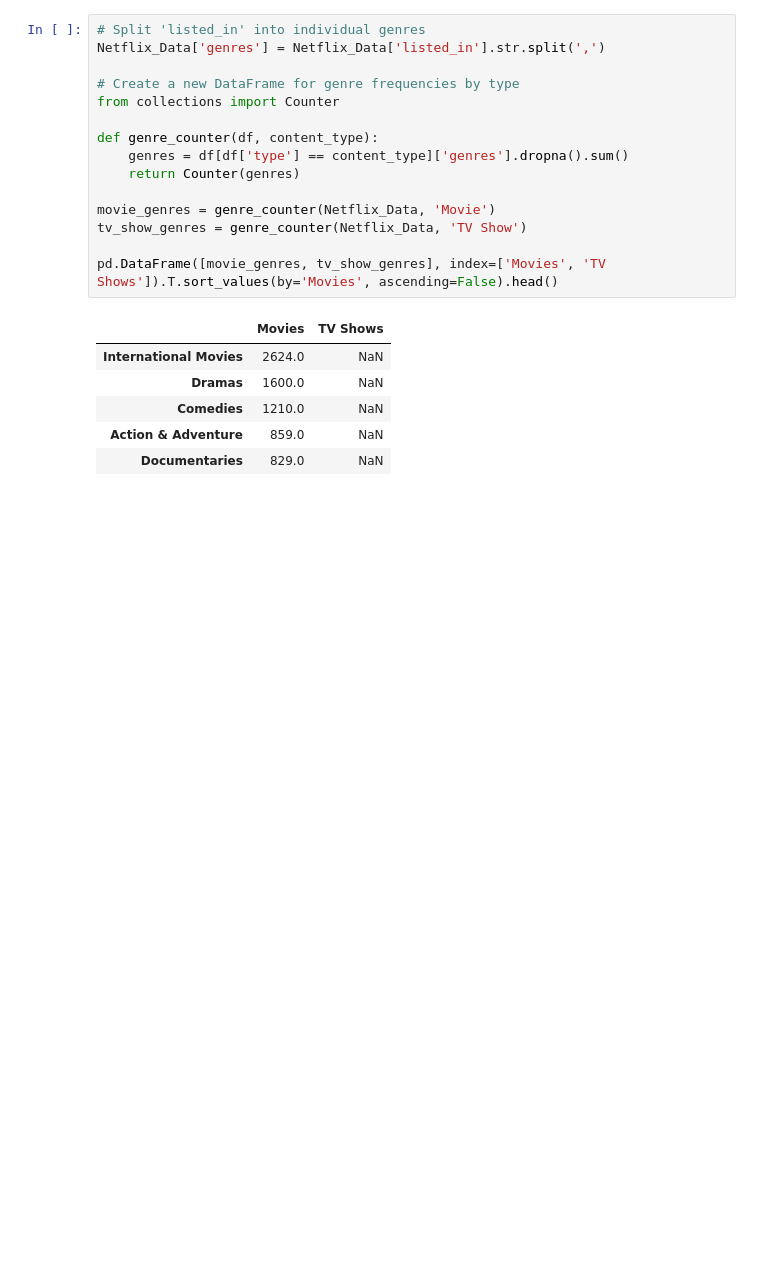
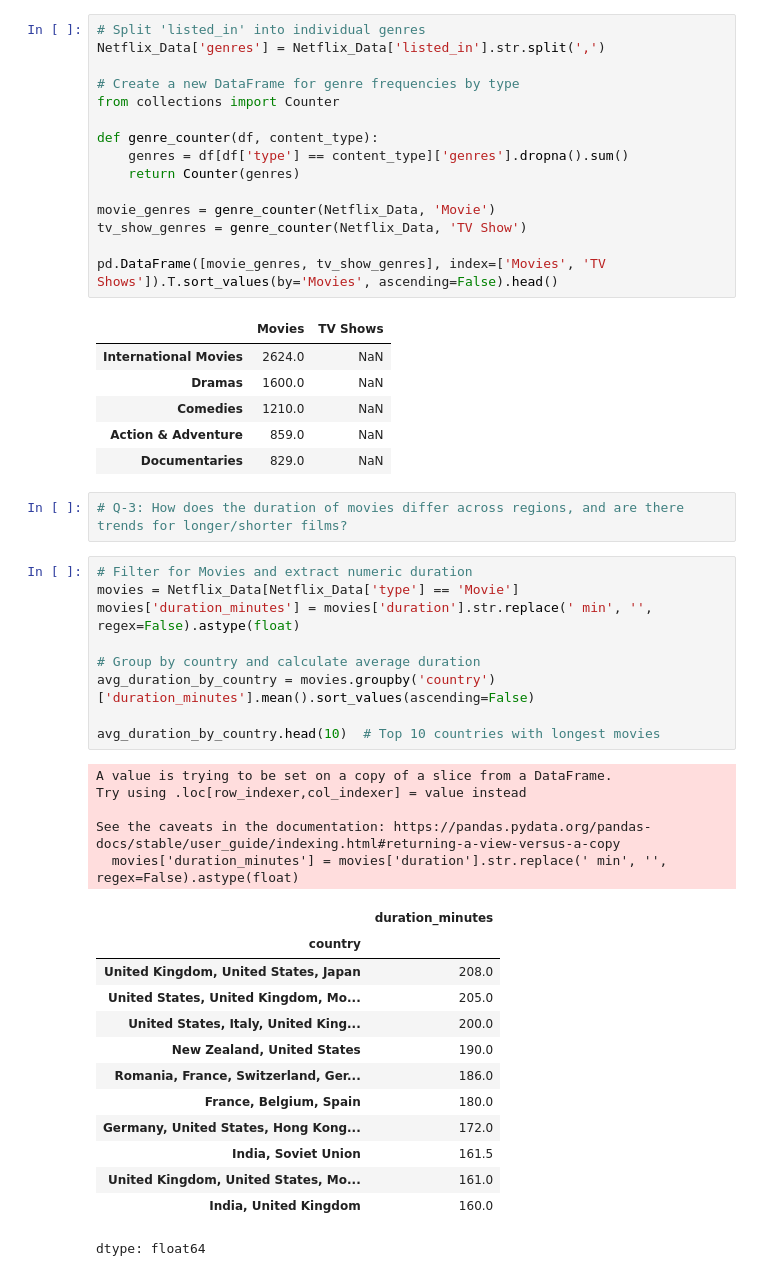
Before and after one commit to raju1207/Netflix-Data-Analysis, a Jupyter notebook: Netflix_Data_Analysis.ipynb, the cells around one changed output. Saved outputs shown, nothing was run; the diff lists cells and outputs as text; blank space fills up the shorter version.

```diff
--- a/Netflix_Data_Analysis.ipynb
+++ b/Netflix_Data_Analysis.ipynb
@@ -86,3 +86,33 @@ pd.DataFrame([movie_genres, tv_show_genres], index=['Movies', 'TV Shows']).T.sor
 | Comedies | 1210.0 | NaN |
 | Action & Adventure | 859.0 | NaN |
 | Documentaries | 829.0 | NaN |
+# %%
+# Q-3: How does the duration of movies differ across regions, and are there trends for longer/shorter films?
+# %%
+# Filter for Movies and extract numeric duration
+movies = Netflix_Data[Netflix_Data['type'] == 'Movie']
+movies['duration_minutes'] = movies['duration'].str.replace(' min', '', regex=False).astype(float)
+
+# Group by country and calculate average duration
+avg_duration_by_country = movies.groupby('country')['duration_minutes'].mean().sort_values(ascending=False)
+
+avg_duration_by_country.head(10)  # Top 10 countries with longest movies
+# %% [output]
+A value is trying to be set on a copy of a slice from a DataFrame.
+Try using .loc[row_indexer,col_indexer] = value instead
+
+See the caveats in the documentation: https://pandas.pydata.org/pandas-docs/stable/user_guide/indexing.html#returning-a-view-versus-a-copy
+  movies['duration_minutes'] = movies['duration'].str.replace(' min', '', regex=False).astype(float)
+|  | duration_minutes |
+| country |  |
+| United Kingdom, United States, Japan | 208.0 |
+| United States, United Kingdom, Mo... | 205.0 |
+| United States, Italy, United King... | 200.0 |
+| New Zealand, United States | 190.0 |
+| Romania, France, Switzerland, Ger... | 186.0 |
+| France, Belgium, Spain | 180.0 |
+| Germany, United States, Hong Kong... | 172.0 |
+| India, Soviet Union | 161.5 |
+| United Kingdom, United States, Mo... | 161.0 |
+| India, United Kingdom | 160.0 |
+dtype: float64
```
